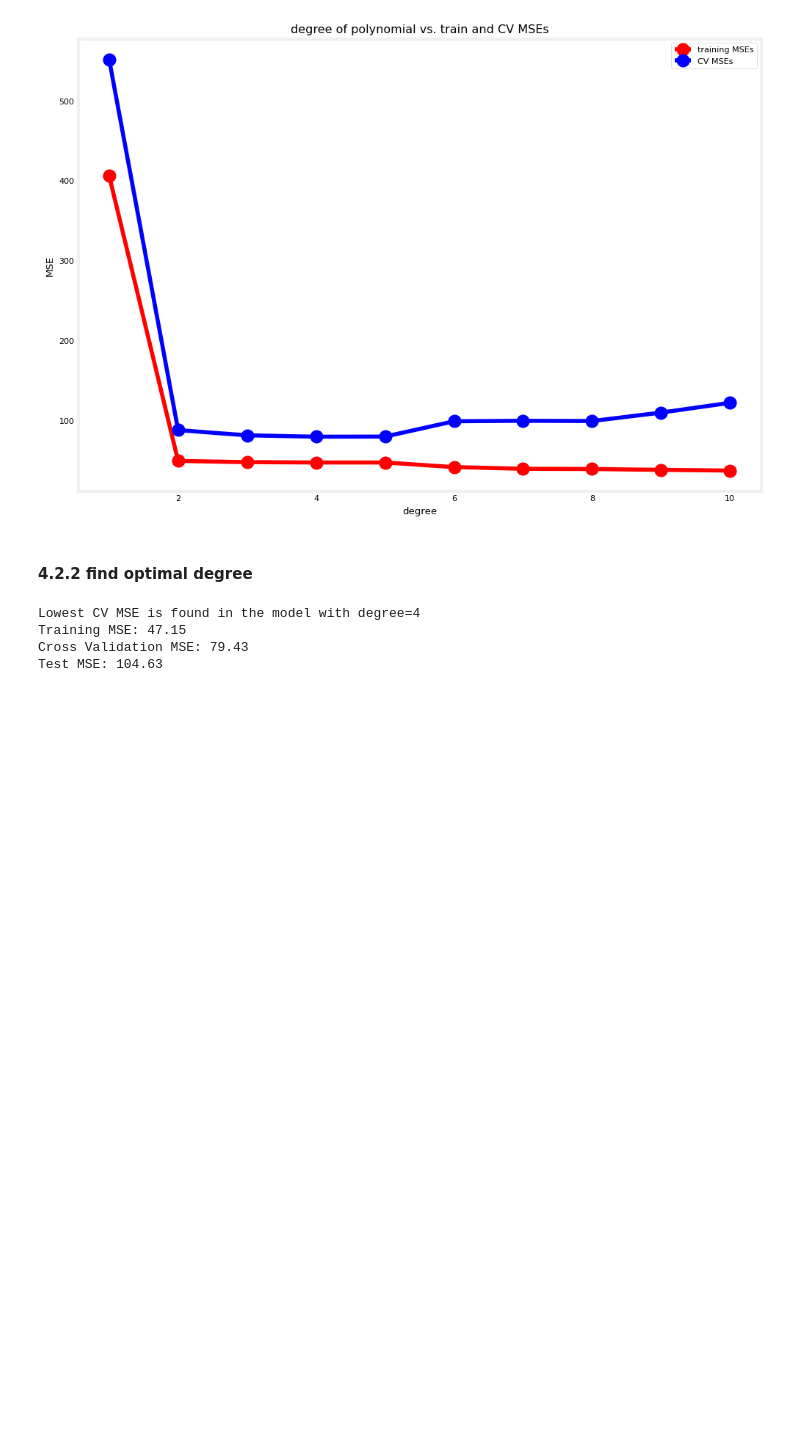
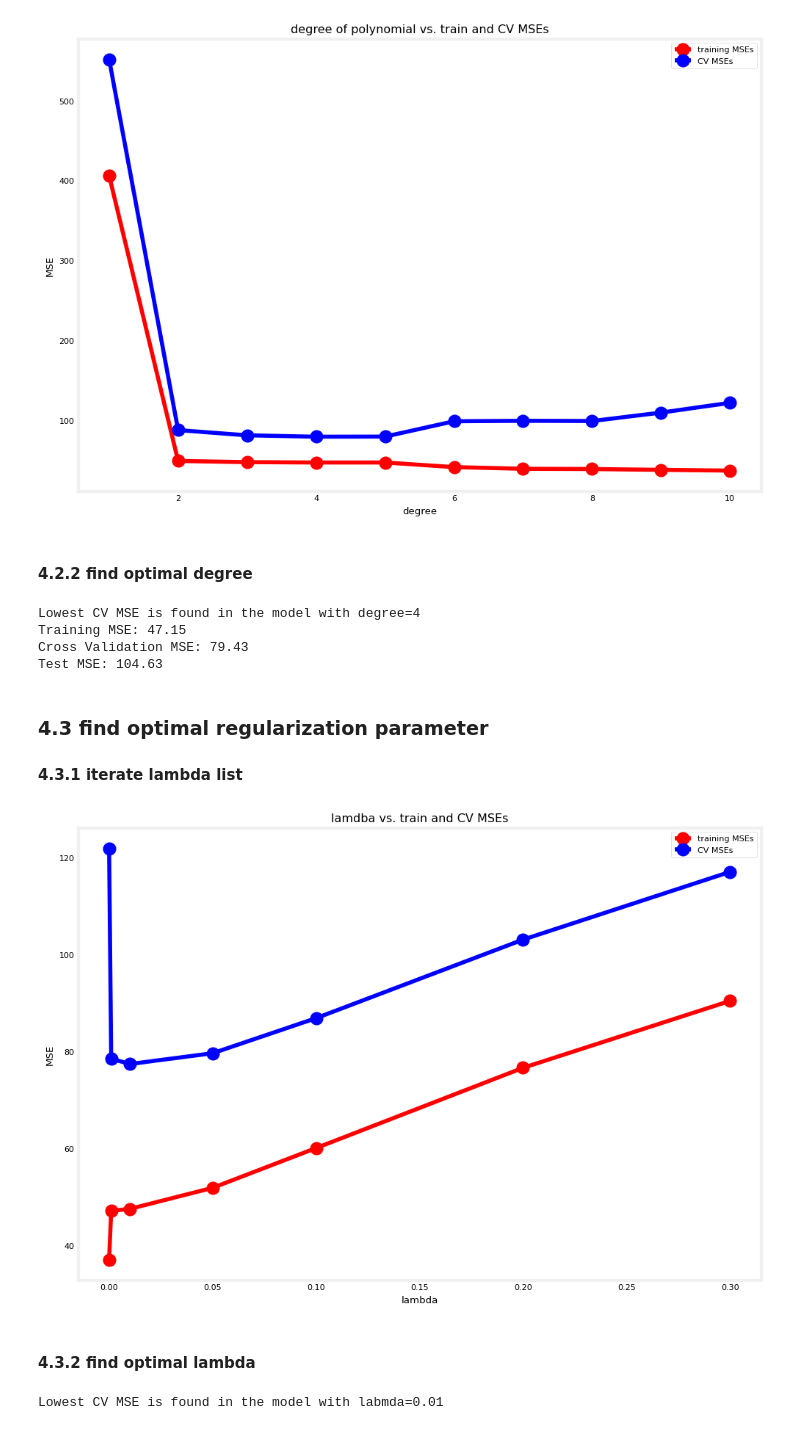
Before and after one commit to yc913344706/ai-code, a Jupyter notebook: LinearRegression/RealDemo01_Linear.ipynb, the cells around one changed output. Cells and saved outputs as stored; diff of their text form; code cells hidden in the pictures; blank space fills up the shorter version.

Commit message:
add find polynomial and regularization step

```diff
--- a/LinearRegression/RealDemo01_Linear.ipynb
+++ b/LinearRegression/RealDemo01_Linear.ipynb
@@ -327,3 +327,79 @@ Lowest CV MSE is found in the model with degree=4
 Training MSE: 47.15
 Cross Validation MSE: 79.43
 Test MSE: 104.63
+# %% [markdown]
+### 4.3 find optimal regularization parameter
+
+#### 4.3.1 iterate lambda list
+# %%
+from sklearn.linear_model import Ridge
+
+# Initialize lists to save the errors, models, and feature transforms
+# lambda_range = np.array([0.0, 1e-6, 1e-5, 1e-4,1e-3,1e-2, 1e-1,1,10,100])
+# lambda_range = np.array([0.0, 1e-6, 1e-5, 1e-4,1e-3,1e-2, 1e-1,1])
+lambda_range = np.array([0.0, 0.001, 0.01, 0.05, 0.1, 0.2, 0.3])
+
+num_steps = len(lambda_range)
+degree = 10
+
+train_mses = []
+cv_mses = []
+models = []
+polys = []
+scalers = []
+
+# Loop over 10 times. Each adding one more degree of polynomial higher than the last.
+for i in range(num_steps):
+    lambda_= lambda_range[i]
+
+    # Add polynomial features to the training set
+    poly = PolynomialFeatures(degree, include_bias=False)
+    X_train_mapped = poly.fit_transform(x_train)
+    polys.append(poly)
+
+    # Scale the training set
+    scaler_poly = StandardScaler()
+    X_train_mapped_scaled = scaler_poly.fit_transform(X_train_mapped)
+    scalers.append(scaler_poly)
+
+    # Create and train the model
+    model = Ridge(alpha=lambda_)
+    model.fit(X_train_mapped_scaled, y_train )
+    models.append(model)
+
+    # Compute the training MSE
+    yhat = model.predict(X_train_mapped_scaled)
+    train_mse = mean_squared_error(y_train, yhat) / 2
+    train_mses.append(train_mse)
+
+    # Add polynomial features and scale the cross validation set
+    X_cv_mapped = poly.transform(x_cv)
+    X_cv_mapped_scaled = scaler_poly.transform(X_cv_mapped)
+
+    # Compute the cross validation MSE
+    yhat = model.predict(X_cv_mapped_scaled)
+    cv_mse = mean_squared_error(y_cv, yhat) / 2
+    cv_mses.append(cv_mse)
+
+# Plot the results
+def plot_train_cv_mses(train_mses, cv_mses, title):
+    plt.plot(lambda_range, train_mses, marker='o', c='r', label='training MSEs');
+    plt.plot(lambda_range, cv_mses, marker='o', c='b', label='CV MSEs');
+    plt.title(title)
+    plt.xlabel("lambda");
+    plt.ylabel("MSE");
+    plt.legend()
+    plt.show()
+
+plot_train_cv_mses(train_mses, cv_mses, title="lamdba vs. train and CV MSEs")
+# %% [output]
+[figure, added]
+# %% [markdown]
+#### 4.3.2 find optimal lambda
+# %%
+# Get the model with the lowest CV MSE (add 1 because list indices start at 0)
+# This also corresponds to the degree of the polynomial added
+target_lamdba = np.argmin(cv_mses)
+print(f"Lowest CV MSE is found in the model with labmda={lambda_range[target_lamdba]}")
+# %% [output]
+Lowest CV MSE is found in the model with labmda=0.01
```
